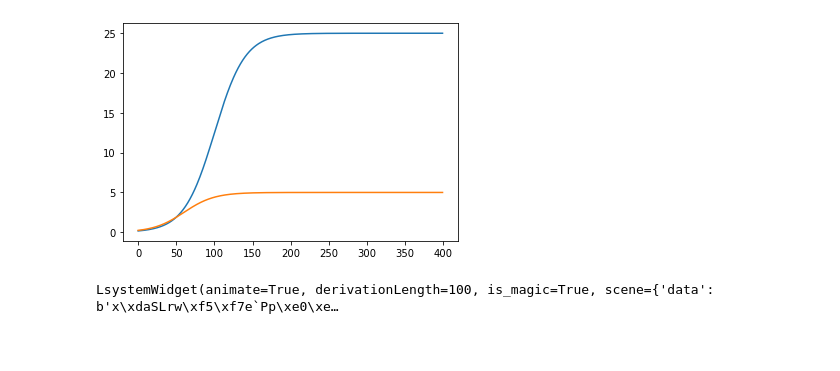
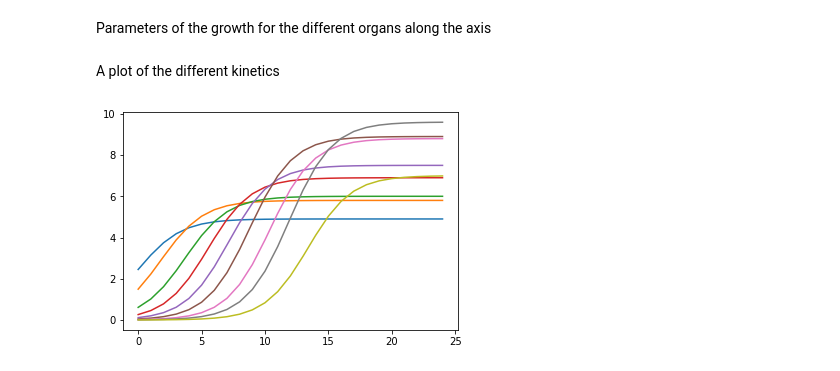
Before and after one commit to fredboudon/fspm2020, a Jupyter notebook: examples/Integration.ipynb, the cells around one changed output. Cells and saved outputs as stored; diff of their text form; code cells hidden in the pictures; blank space fills up the shorter version.

```diff
--- a/examples/Integration.ipynb
+++ b/examples/Integration.ipynb
@@ -27,29 +17,26 @@ def internode_size(ttime):
-# %%
-a = range(0,400)
-plt.plot(a,list(map(leaf_size,a)))
-plt.plot(a,list(map(internode_size,a)))
-plt.show()
-# %% [output]
-[figure, removed]
-# %%
-%%lpy -a True -u dm -s 600,400
-
-Axiom: A(0)
-derivation length: 100
-production:
-A(t):
-    if t > 200:
-        nproduce I(0)
-        nproduce [L(0)A(-1000)]
-        nproduce /(137) A(0)
-    else:
-        produce A(t+dt)
-
-I(t) --> I(t+dt)
-L(t) --> L(t+dt)
-
-interpretation:
-I(t) --> F(internode_size(t))
-L(t) --> ^(t*0.4)~l(leaf_size(t))
-# %% [output]
-LsystemWidget(animate=True, derivationLength=100, is_magic=True, scene={'data': b'x\xdaSLrw\xf5\xf7e`Pp\xe0\xe…
+# %% [markdown]
+Parameters of the growth for the different organs along the axis
+# %%
+LLeaf = [4.9, 5.8, 6., 6.9, 7.5, 8.9, 8.8, 9.6, 7.]
+tipLeaf = [0.0, 1.8, 3.7, 5.5, 7.1, 8.8, 10.4, 11.9, 13.4]
+bLeaf = 1.7
+
+LIn = [1., 1.2, 1.8, 2.7, 3.5, 4.2, 4.2, 3.5, 1.7]
+tipIn = [0.2, 1.9, 3.5, 5.1, 6.7, 8.4, 10.0, 11.6, 13.3]
+bIn = 1.3
+
+nbMetamers = len(LLeaf)
+maxTime = 25
+dt = 0.1
+
+leaf_size = lambda i, t: growth_logistic(t, LLeaf[i], tipLeaf[i], bLeaf)
+internode_size = lambda i, t: growth_logistic(t, LIn[i], tipIn[i], bIn)
+# %% [markdown]
+A plot of the different kinetics
+# %%
+timerange = range(0,maxTime)
+for i in range(nbMetamers):
+    plt.plot(timerange,[leaf_size(i,t) for t in timerange] )
+plt.show()
+# %% [output]
+[figure, added]
```
Also changed, not shown: parts of 6 cells of this notebook.
